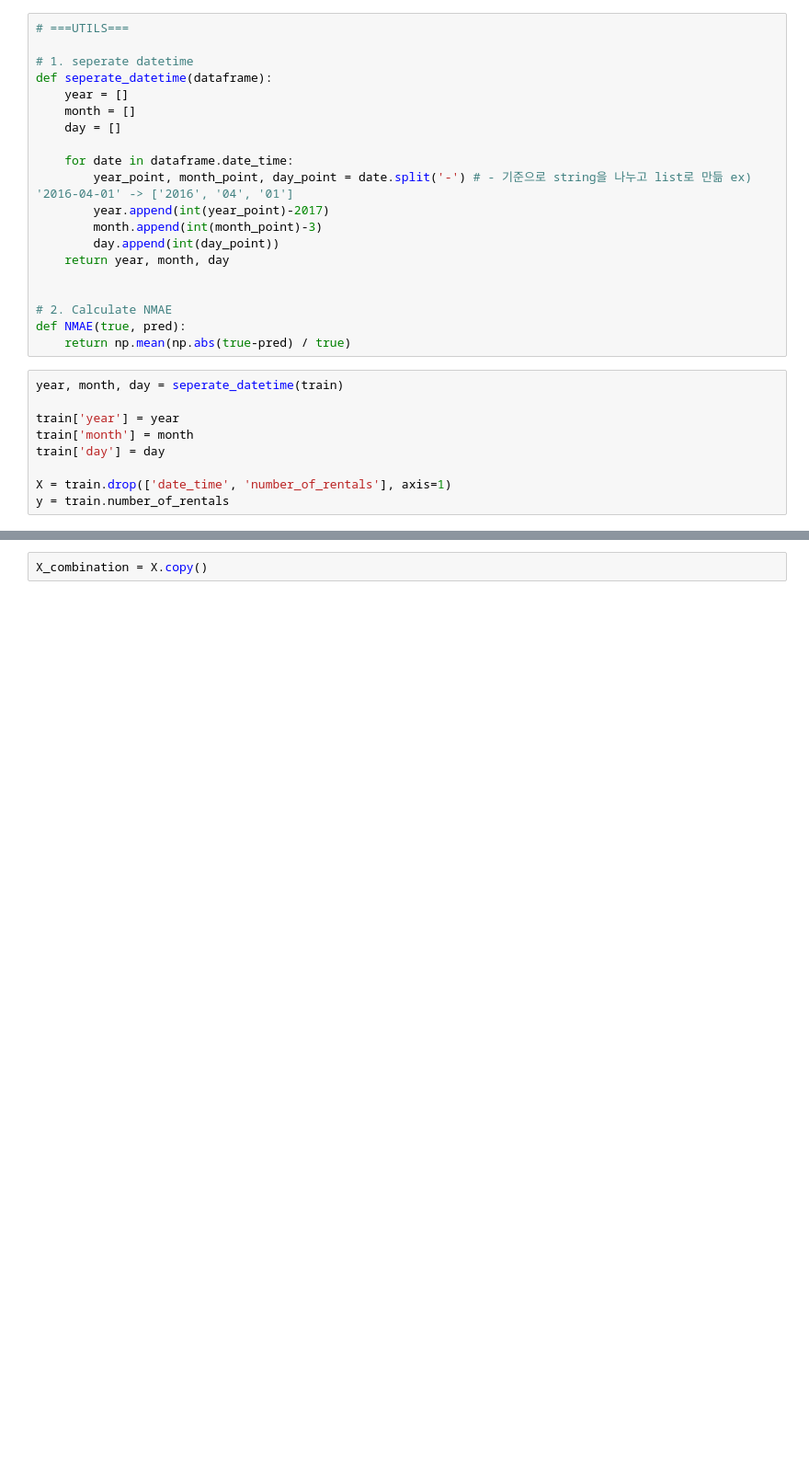
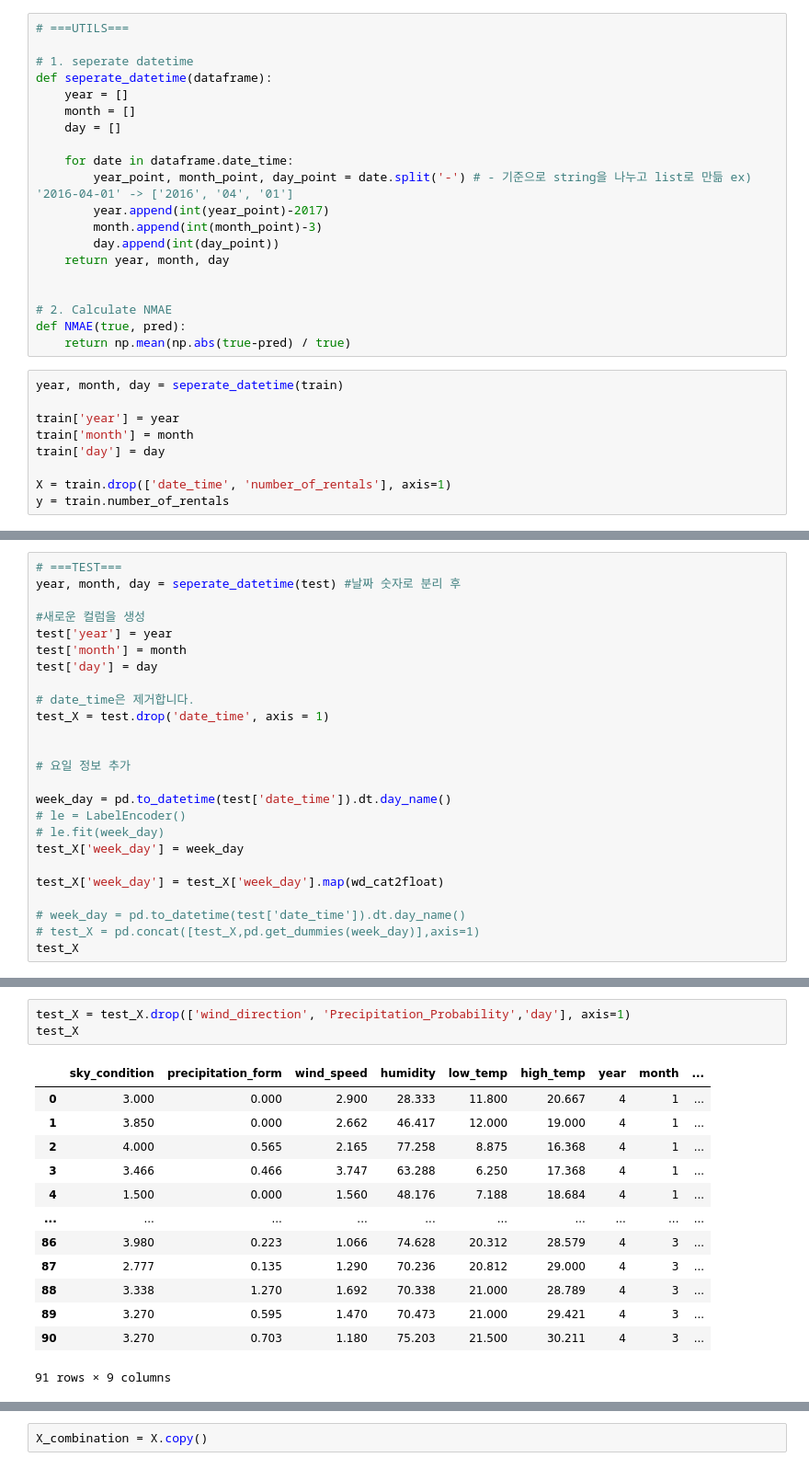
Before and after one commit to davetpj/kaggle, a Jupyter notebook: dacon/bicycle/baseline.ipynb, the cells around one changed output, grey strips where cells are left out. Shown at 92% size. Saved outputs shown, nothing was run; the diff lists cells and outputs as text; blank space fills up the shorter version.

```diff
--- a/dacon/bicycle/baseline.ipynb
+++ b/dacon/bicycle/baseline.ipynb
@@ -62,0 +249,25 @@ y = train.number_of_rentals
+# %%
+# ===TEST===
+year, month, day = seperate_datetime(test) #날짜 숫자로 분리 후
+
+#새로운 컬럼을 생성
+test['year'] = year
+test['month'] = month
+test['day'] = day
+
+# date_time은 제거합니다.
+test_X = test.drop('date_time', axis = 1)
+
+
+# 요일 정보 추가
+
+week_day = pd.to_datetime(test['date_time']).dt.day_name()
+# le = LabelEncoder()
+# le.fit(week_day)
+test_X['week_day'] = week_day
+
+test_X['week_day'] = test_X['week_day'].map(wd_cat2float)
+
+# week_day = pd.to_datetime(test['date_time']).dt.day_name()
+# test_X = pd.concat([test_X,pd.get_dummies(week_day)],axis=1)
+test_X
@@ -62,0 +288,17 @@ y = train.number_of_rentals
+# %%
+test_X = test_X.drop(['wind_direction', 'Precipitation_Probability','day'], axis=1)
+test_X
+# %% [output]
+|  | sky_condition | precipitation_form | wind_speed | humidity | low_temp | high_temp | year | month | ... |
+| 0 | 3.000 | 0.000 | 2.900 | 28.333 | 11.800 | 20.667 | 4 | 1 | ... |
+| 1 | 3.850 | 0.000 | 2.662 | 46.417 | 12.000 | 19.000 | 4 | 1 | ... |
+| 2 | 4.000 | 0.565 | 2.165 | 77.258 | 8.875 | 16.368 | 4 | 1 | ... |
+| 3 | 3.466 | 0.466 | 3.747 | 63.288 | 6.250 | 17.368 | 4 | 1 | ... |
+| 4 | 1.500 | 0.000 | 1.560 | 48.176 | 7.188 | 18.684 | 4 | 1 | ... |
+| ... | ... | ... | ... | ... | ... | ... | ... | ... | ... |
+| 86 | 3.980 | 0.223 | 1.066 | 74.628 | 20.312 | 28.579 | 4 | 3 | ... |
+| 87 | 2.777 | 0.135 | 1.290 | 70.236 | 20.812 | 29.000 | 4 | 3 | ... |
+| 88 | 3.338 | 1.270 | 1.692 | 70.338 | 21.000 | 28.789 | 4 | 3 | ... |
+| 89 | 3.270 | 0.595 | 1.470 | 70.473 | 21.000 | 29.421 | 4 | 3 | ... |
+| 90 | 3.270 | 0.703 | 1.180 | 75.203 | 21.500 | 30.211 | 4 | 3 | ... |
+91 rows × 9 columns
```
Also changed, not shown: parts of 21 cells of this notebook, 13 other files.
